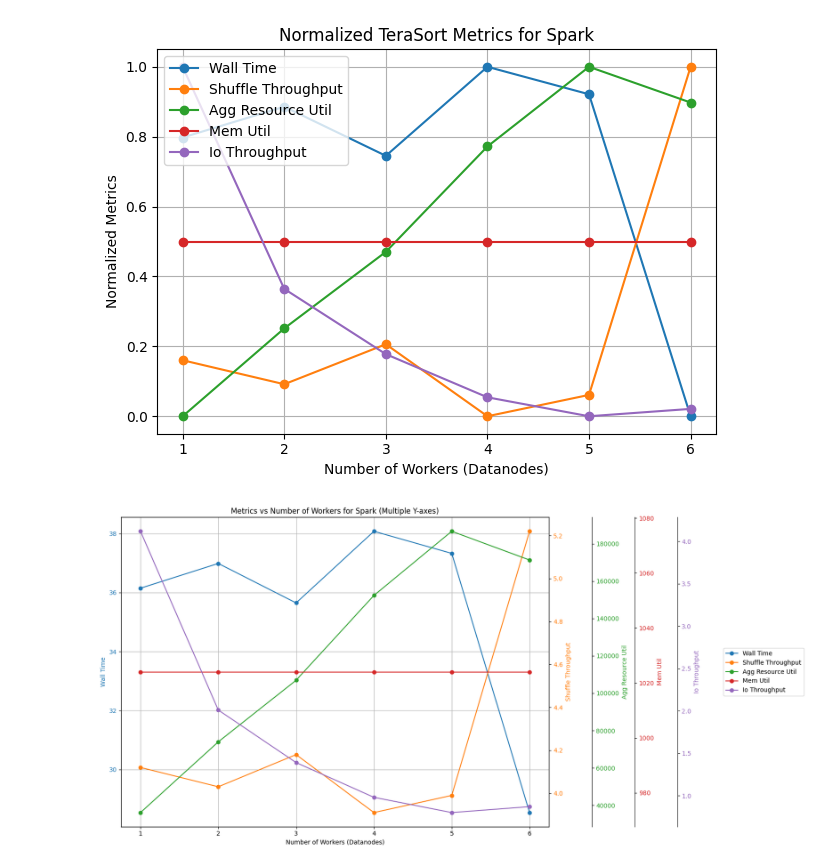
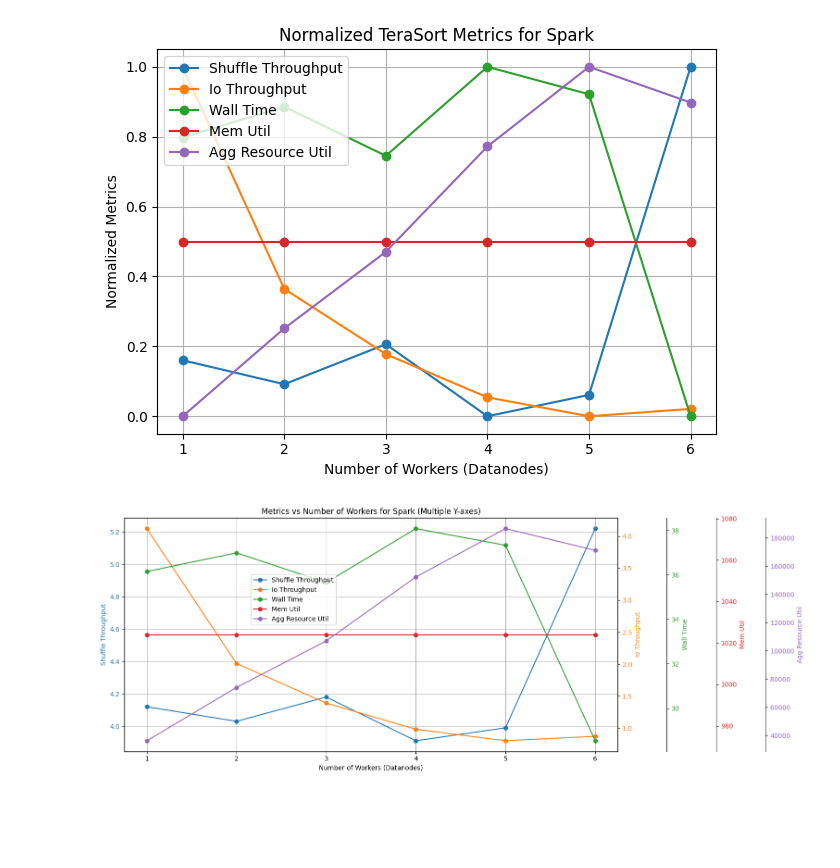
Before and after one commit to chizhang24/ECCFinalProject, a Jupyter notebook: spark_jetstream_analysis.ipynb, the cells around one changed output. Cells and saved outputs as stored; diff of their text form; code cells hidden in the pictures; blank space fills up the shorter version.

```diff
--- a/spark_jetstream_analysis.ipynb
+++ b/spark_jetstream_analysis.ipynb
@@ -56,7 +56,7 @@ def get_spark_results(spark_log_files):
 # %%
 
 # hadoop_log_dir = './hadooplogs'
-spark_log_dir = './spark_logs_final'
+spark_log_dir = './sparklogs/sparklogs_jetstream'
 
 # hadoop_log_files = [os.path.join(hadoop_log_dir, f) for f in os.listdir(hadoop_log_dir) if os.path.isfile(os.path.join(hadoop_log_dir, f))]
 spark_log_files = [os.path.join(spark_log_dir, f) for f in os.listdir(spark_log_dir) if os.path.isfile(os.path.join(spark_log_dir, f))]
@@ -109,9 +109,9 @@ plt.grid(True)
 plt.tight_layout()
 plt.show()
 # %% [output]
-[figure, old version]
+[figure, new version]
 # %%
-fig, ax1 = plt.subplots(figsize=(18, 8))
+fig, ax1 = plt.subplots(figsize=(16, 6))
 
 colors = plt.cm.tab10.colors  # 10 distinct colors
 axes = [ax1]  # store all axes
@@ -123,32 +123,32 @@ color = colors[0]
 line, = ax1.plot(spark_df['num_workers'], spark_df[metric], marker='o', color=color, label=metric.replace('_', ' ').title())
 ax1.set_ylabel(metric.replace('_', ' ').title(), color=color)
 ax1.tick_params(axis='y', labelcolor=color)
 lines.append(line)
 
 # Plot remaining metrics
 for i, metric in enumerate(spark_metrics[1:], start=1):
     ax = ax1.twinx()
     axes.append(ax)
 
     ax.spines["right"].set_position(("axes", 1 + 0.1 * (i-1)))
 
     color = colors[i % len(colors)]
     line, = ax.plot(spark_df['num_workers'], spark_df[metric], marker='o', color=color, label=metric.replace('_', ' ').title())
 
     ax.set_ylabel(metric.replace('_', ' ').title(), color=color)
     ax.tick_params(axis='y', labelcolor=color)
 
     lines.append(line)
 
 ax1.set_xlabel('Number of Workers (Datanodes)')
 plt.title('Metrics vs Number of Workers for Spark (Multiple Y-axes)')
 ax1.grid(True)
 
 labels = [line.get_label() for line in lines]
 
-plt.legend(lines, labels, loc='center left', bbox_to_anchor=(1.4, 0.5))
+plt.legend(lines, labels, loc='center left', bbox_to_anchor=(0.25, 0.65))
 
 plt.tight_layout()
 plt.show()
 # %% [output]
-[figure, old version]
+[figure, new version]
```
Also changed, not shown: parts of 1 cell of this notebook, 30 other files.
